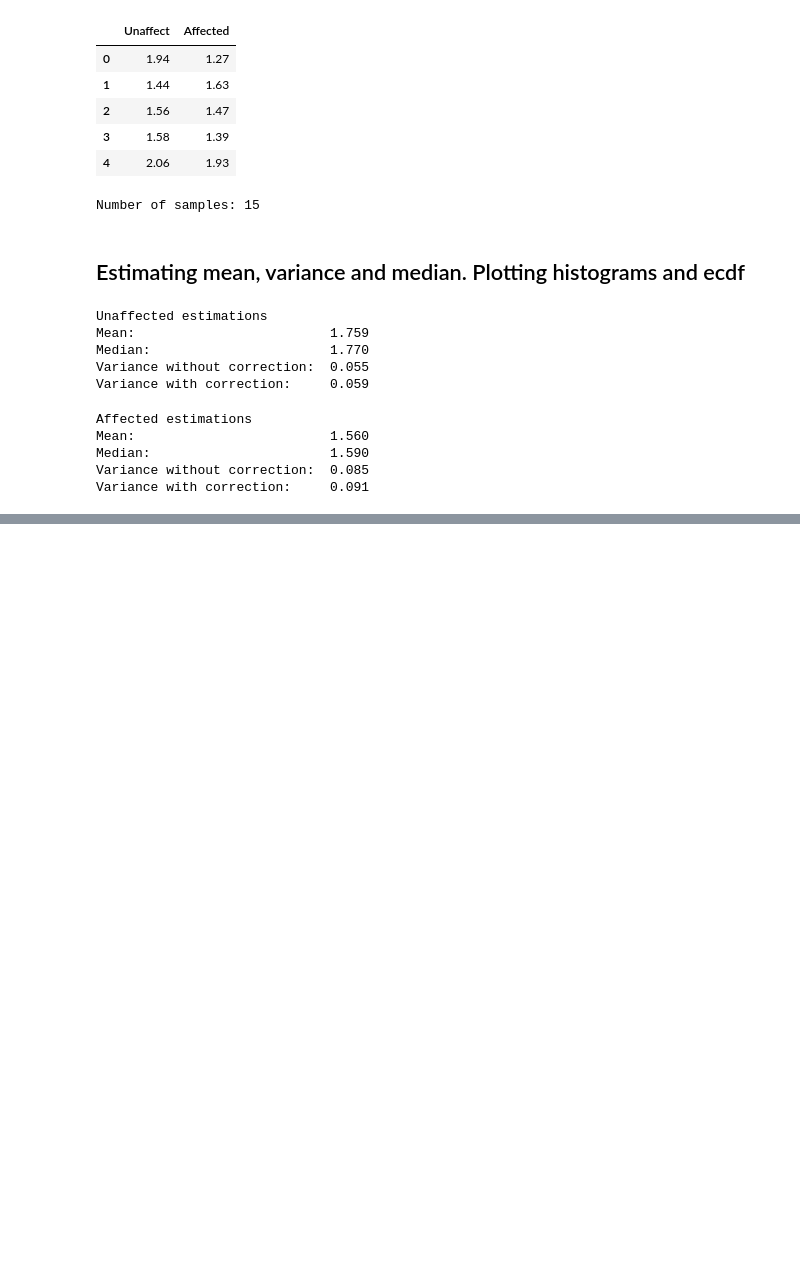
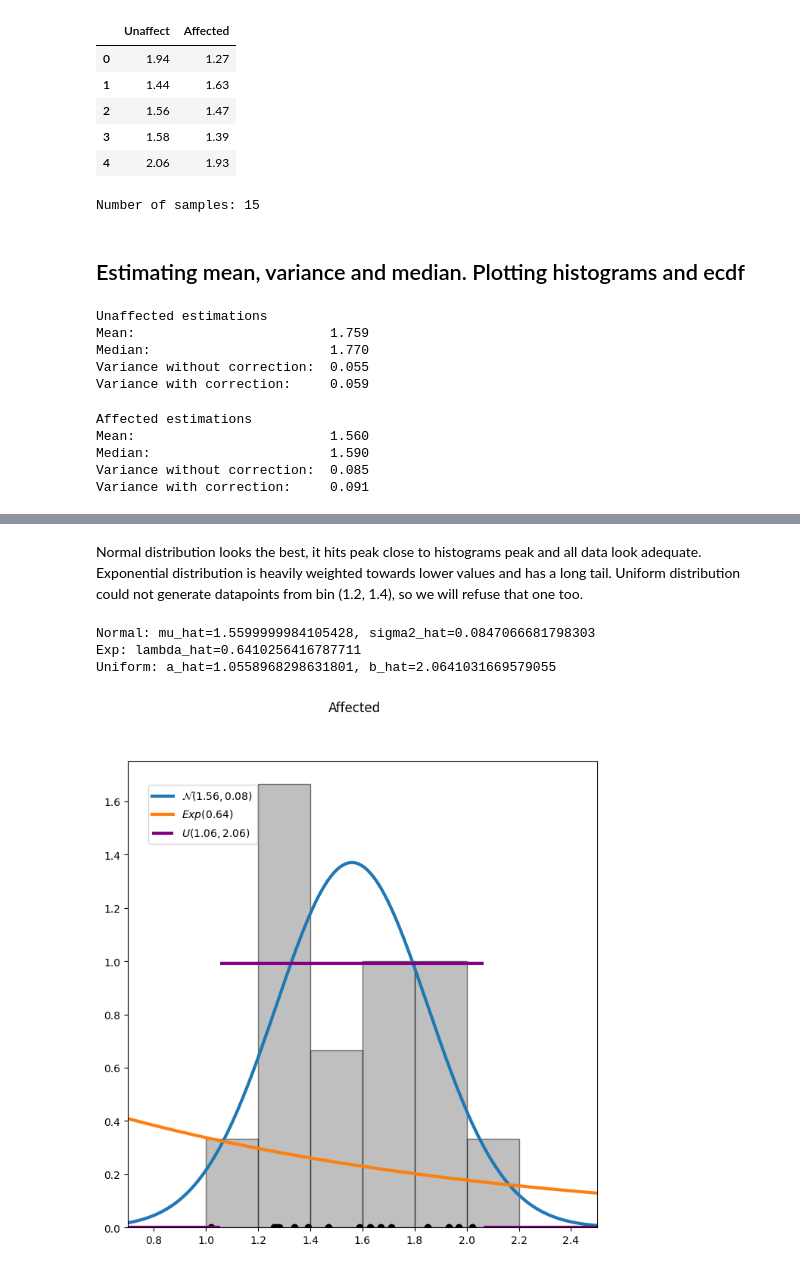
Before and after one commit to ZhigaMason/University, a Jupyter notebook: notebook.ipynb, the cells around one changed output, grey strips where cells are left out. Cells and saved outputs as stored; diff of their text form; code cells hidden in the pictures; blank space fills up the shorter version.

```diff
--- a/notebook.ipynb
+++ b/notebook.ipynb
@@ -91,0 +150,11 @@ fig.savefig('img/unaffected_hist_ecdf.png', format='png')
+# %% [markdown]
+Normal distribution looks the best, it hits peak close to histograms peak and all data look adequate. Exponential distribution is heavily weighted towards lower values and has a long tail. Uniform distribution could not generate datapoints from bin (1\.2, 1.4), so we will refuse that one too.
+# %%
+fig, params_aff = moments_method(aff)
+fig.suptitle('Affected')
+fig.savefig('img/affected_distributions.png', format='png')
+# %% [output]
+Normal: mu_hat=1.5599999984105428, sigma2_hat=0.0847066681798303
+Exp: lambda_hat=0.6410256416787711
+Uniform: a_hat=1.0558968298631801, b_hat=2.0641031669579055
+[figure, added]
```
Also changed, not shown: parts of 18 cells of this notebook, 6 other files.
